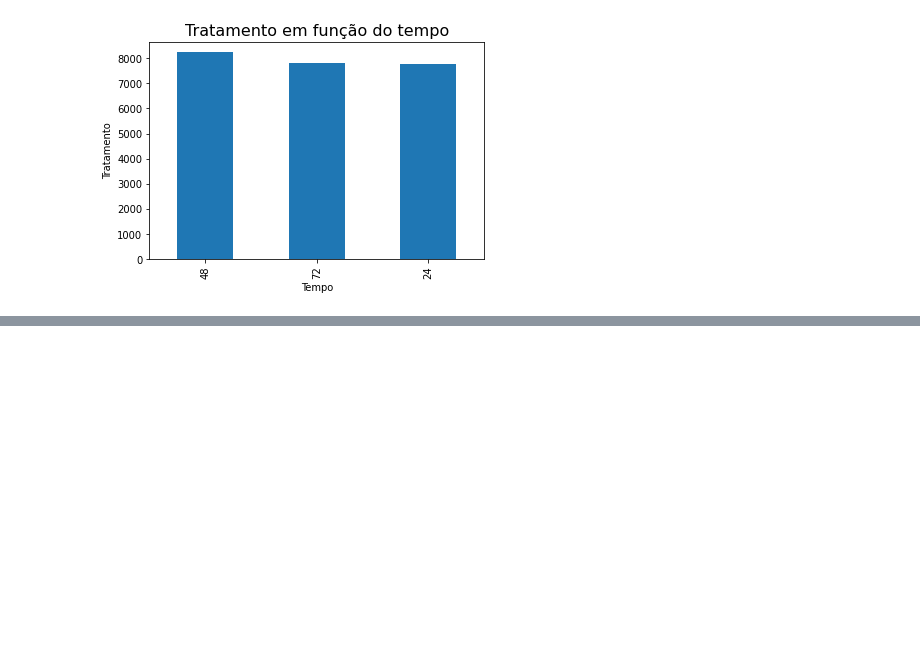
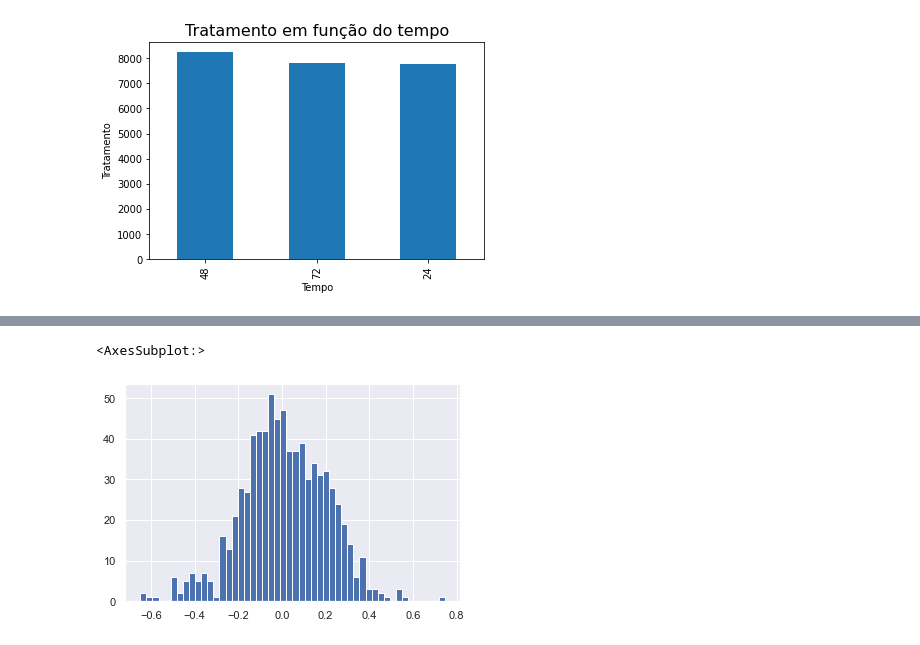
Before and after one commit to Tawfik-Metwally/Imersao_Dados, a Jupyter notebook: Importa_Dados.ipynb, the cells around one changed output, grey strips where cells are left out. Drawn from its saved outputs; the diff is of its cells as text; code cells hidden in the pictures; blank space fills up the shorter version.

```diff
--- a/Importa_Dados.ipynb
+++ b/Importa_Dados.ipynb
@@ -222,0 +329,5 @@
+# %%
+dados.loc[:,'g1':'g-771'].describe().T['mean'].hist(bins=50)
+# %% [output]
+<AxesSubplot:>
+[figure, added]
```
Also changed, not shown: parts of 17 cells of this notebook.
